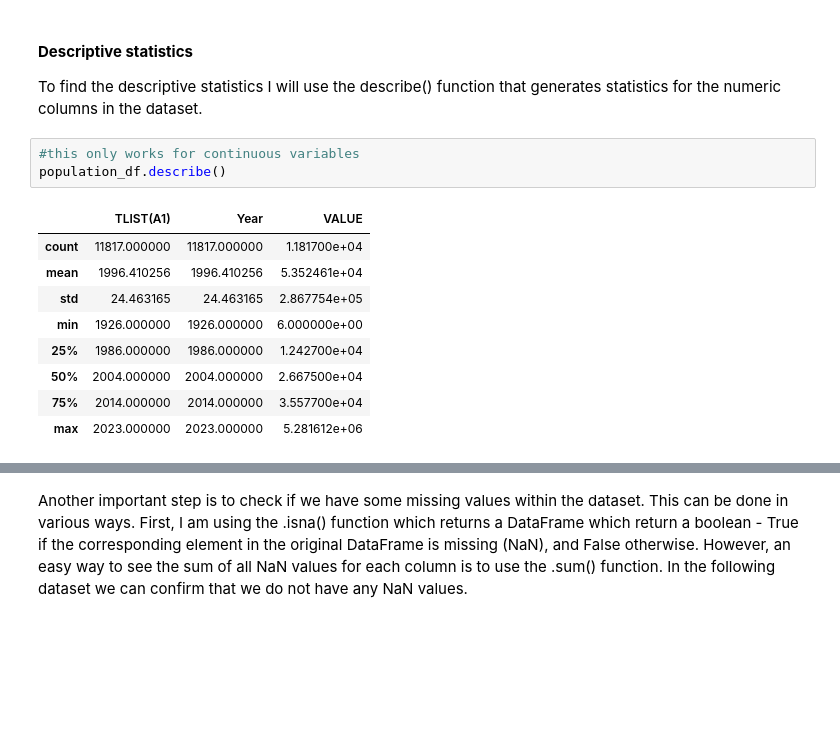
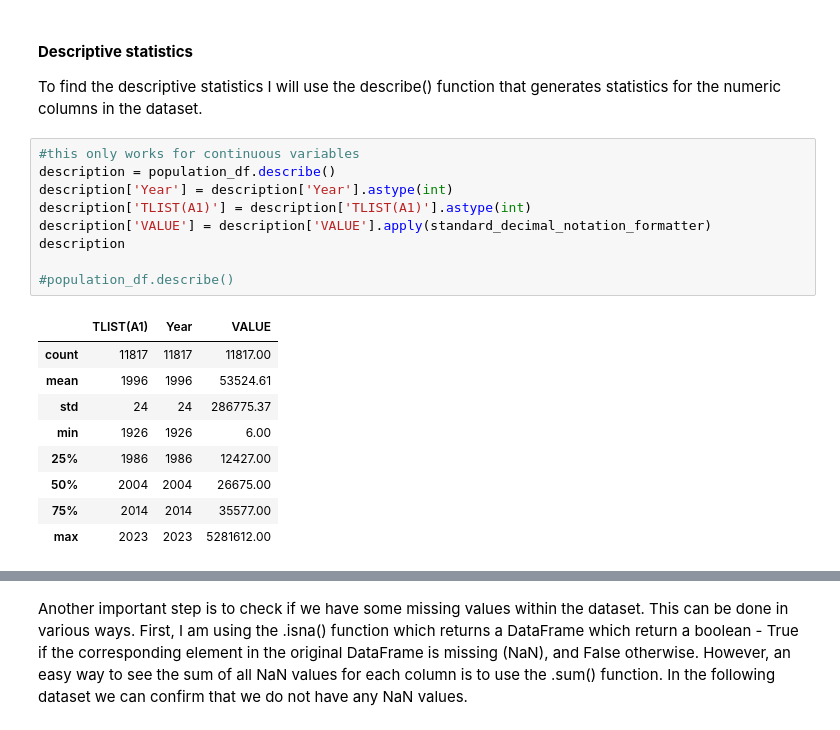
Before and after one commit to Ivkoto/DataAnalyticsMachineLearning, a Jupyter notebook: Data_Preparation/CA1_Data_Prep_V4.ipynb, the cells around one changed output, grey strips where cells are left out. Saved outputs shown, nothing was run; the diff lists cells and outputs as text; blank space fills up the shorter version.

```diff
--- a/Data_Preparation/CA1_Data_Prep_V4.ipynb
+++ b/Data_Preparation/CA1_Data_Prep_V4.ipynb
@@ -109,19 +120,25 @@ memory usage: 923.3+ KB
 #### **Descriptive statistics**
 
 To find the descriptive statistics I will use the describe() function that generates statistics for the numeric columns in the dataset.
-# %%
-#this only works for continuous variables
-population_df.describe()
-# %% [output]
-|  | TLIST(A1) | Year | VALUE |
-| count | 11817.000000 | 11817.000000 | 1.181700e+04 |
-| mean | 1996.410256 | 1996.410256 | 5.352461e+04 |
-| std | 24.463165 | 24.463165 | 2.867754e+05 |
-| min | 1926.000000 | 1926.000000 | 6.000000e+00 |
-| 25% | 1986.000000 | 1986.000000 | 1.242700e+04 |
-| 50% | 2004.000000 | 2004.000000 | 2.667500e+04 |
-| 75% | 2014.000000 | 2014.000000 | 3.557700e+04 |
-| max | 2023.000000 | 2023.000000 | 5.281612e+06 |
+# %%
+#this only works for continuous variables
+description = population_df.describe()
+description['Year'] = description['Year'].astype(int)
+description['TLIST(A1)'] = description['TLIST(A1)'].astype(int)
+description['VALUE'] = description['VALUE'].apply(standard_decimal_notation_formatter)
+description
+
+#population_df.describe()
+# %% [output]
+|  | TLIST(A1) | Year | VALUE |
+| count | 11817 | 11817 | 11817.00 |
+| mean | 1996 | 1996 | 53524.61 |
+| std | 24 | 24 | 286775.37 |
+| min | 1926 | 1926 | 6.00 |
+| 25% | 1986 | 1986 | 12427.00 |
+| 50% | 2004 | 2004 | 26675.00 |
+| 75% | 2014 | 2014 | 35577.00 |
+| max | 2023 | 2023 | 5281612.00 |
 # %% [markdown]
 <div style="text-align: center;">
   <div style="display: inline-block;">
```
Also changed, not shown: parts of 6 cells of this notebook.
